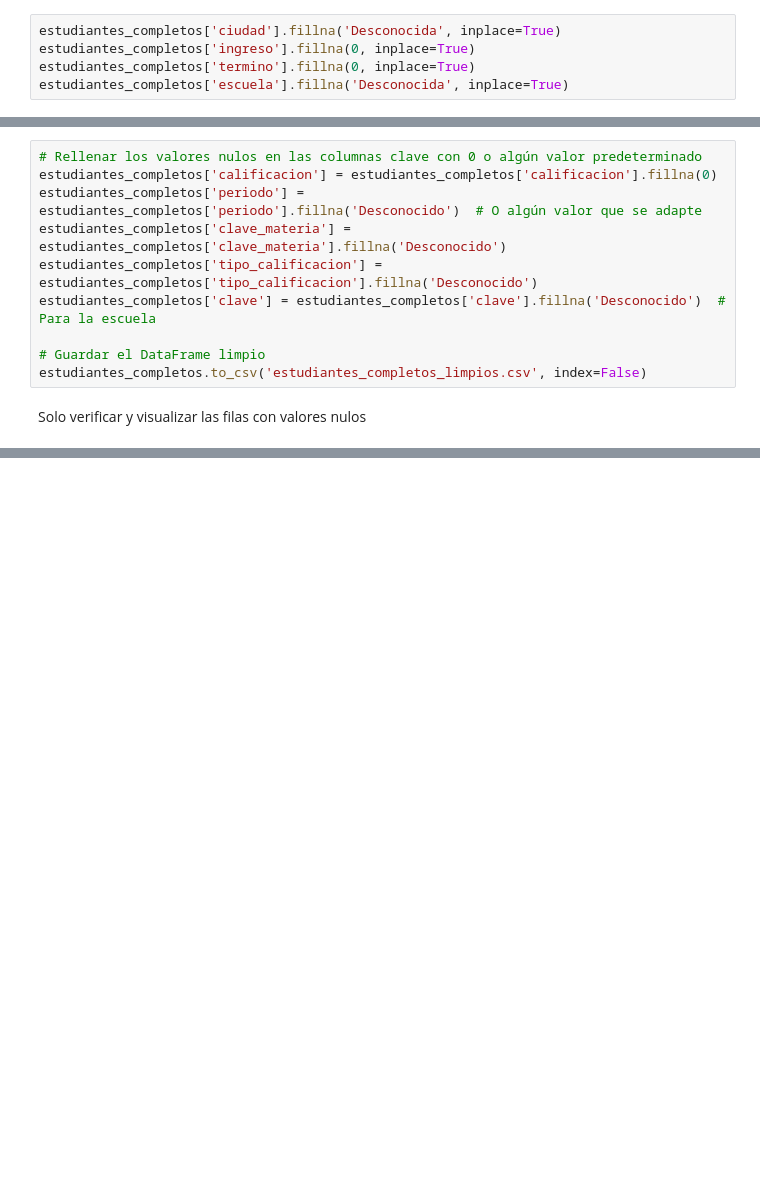
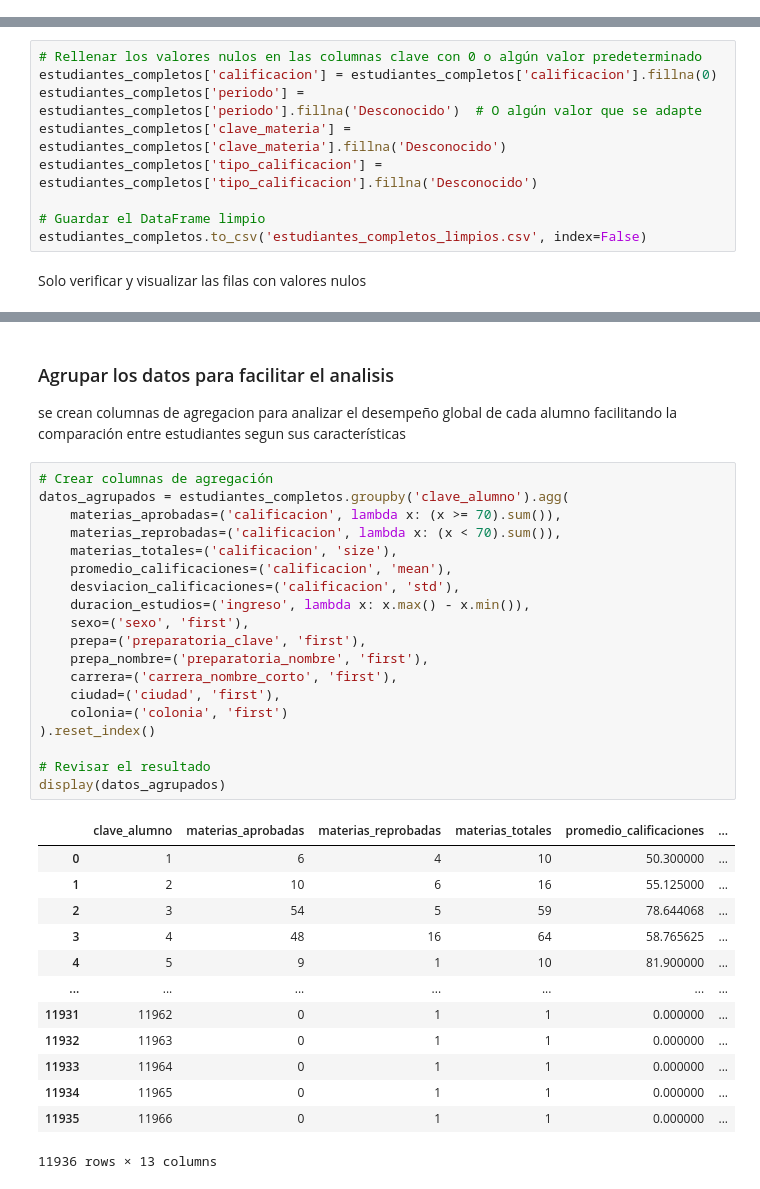
Before and after one commit to jesusBarrazaCastro/exito_academico, a Jupyter notebook: code.ipynb, the cells around one changed output, grey strips where cells are left out. Drawn from its saved outputs; the diff is of its cells as text; blank space fills up the shorter version.

```diff
--- a/code.ipynb
+++ b/code.ipynb
@@ -209,5 +139,0 @@ Reemplazo de valores nulos después de la limpieza:
-# %%
-estudiantes_completos['ciudad'].fillna('Desconocida', inplace=True)
-estudiantes_completos['ingreso'].fillna(0, inplace=True)
-estudiantes_completos['termino'].fillna(0, inplace=True)
-estudiantes_completos['escuela'].fillna('Desconocida', inplace=True)
@@ -245,7 +153,6 @@ estudiantes_completos['calificacion'] = estudiantes_completos['calificacion'].fi
 estudiantes_completos['periodo'] = estudiantes_completos['periodo'].fillna('Desconocido')  # O algún valor que se adapte
 estudiantes_completos['clave_materia'] = estudiantes_completos['clave_materia'].fillna('Desconocido')
 estudiantes_completos['tipo_calificacion'] = estudiantes_completos['tipo_calificacion'].fillna('Desconocido')
-estudiantes_completos['clave'] = estudiantes_completos['clave'].fillna('Desconocido')  # Para la escuela
 
 # Guardar el DataFrame limpio
 estudiantes_completos.to_csv('estudiantes_completos_limpios.csv', index=False)
@@ -338,0 +231,37 @@ print(estudiantes_completos_guardados.head())
+# %% [markdown]
+### Agrupar los datos para facilitar el analisis
+se crean columnas de agregacion para analizar el desempeño global de cada alumno
+facilitando la comparación entre estudiantes segun sus características
+# %%
+# Crear columnas de agregación
+datos_agrupados = estudiantes_completos.groupby('clave_alumno').agg(
+    materias_aprobadas=('calificacion', lambda x: (x >= 70).sum()),
+    materias_reprobadas=('calificacion', lambda x: (x < 70).sum()),
+    materias_totales=('calificacion', 'size'),
+    promedio_calificaciones=('calificacion', 'mean'),
+    desviacion_calificaciones=('calificacion', 'std'),
+    duracion_estudios=('ingreso', lambda x: x.max() - x.min()),
+    sexo=('sexo', 'first'),
+    prepa=('preparatoria_clave', 'first'),
+    prepa_nombre=('preparatoria_nombre', 'first'),
+    carrera=('carrera_nombre_corto', 'first'),
+    ciudad=('ciudad', 'first'),
+    colonia=('colonia', 'first')
+).reset_index()
+
+# Revisar el resultado
+display(datos_agrupados)
+# %% [output]
+|  | clave_alumno | materias_aprobadas | materias_reprobadas | materias_totales | promedio_calificaciones | ... |
+| 0 | 1 | 6 | 4 | 10 | 50.300000 | ... |
+| 1 | 2 | 10 | 6 | 16 | 55.125000 | ... |
+| 2 | 3 | 54 | 5 | 59 | 78.644068 | ... |
+| 3 | 4 | 48 | 16 | 64 | 58.765625 | ... |
+| 4 | 5 | 9 | 1 | 10 | 81.900000 | ... |
+| ... | ... | ... | ... | ... | ... | ... |
+| 11931 | 11962 | 0 | 1 | 1 | 0.000000 | ... |
+| 11932 | 11963 | 0 | 1 | 1 | 0.000000 | ... |
+| 11933 | 11964 | 0 | 1 | 1 | 0.000000 | ... |
+| 11934 | 11965 | 0 | 1 | 1 | 0.000000 | ... |
+| 11935 | 11966 | 0 | 1 | 1 | 0.000000 | ... |
+11936 rows × 13 columns
```
Also changed, not shown: parts of 33 cells of this notebook, 2 other files.
